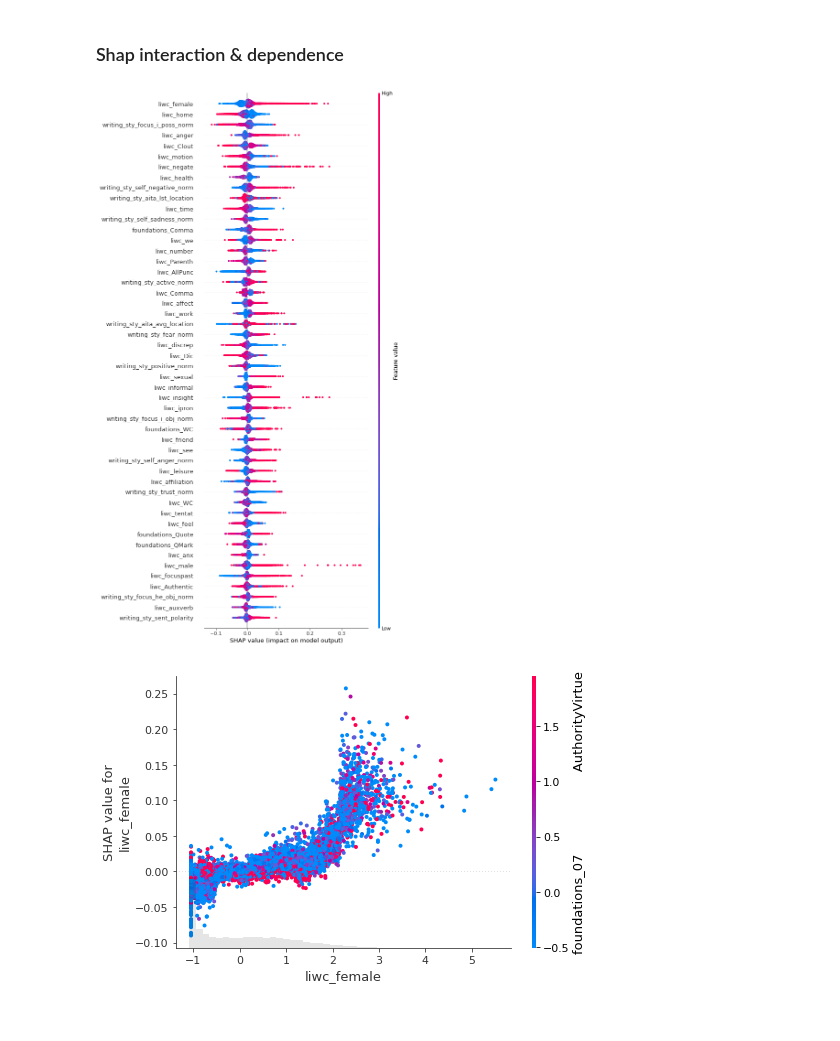
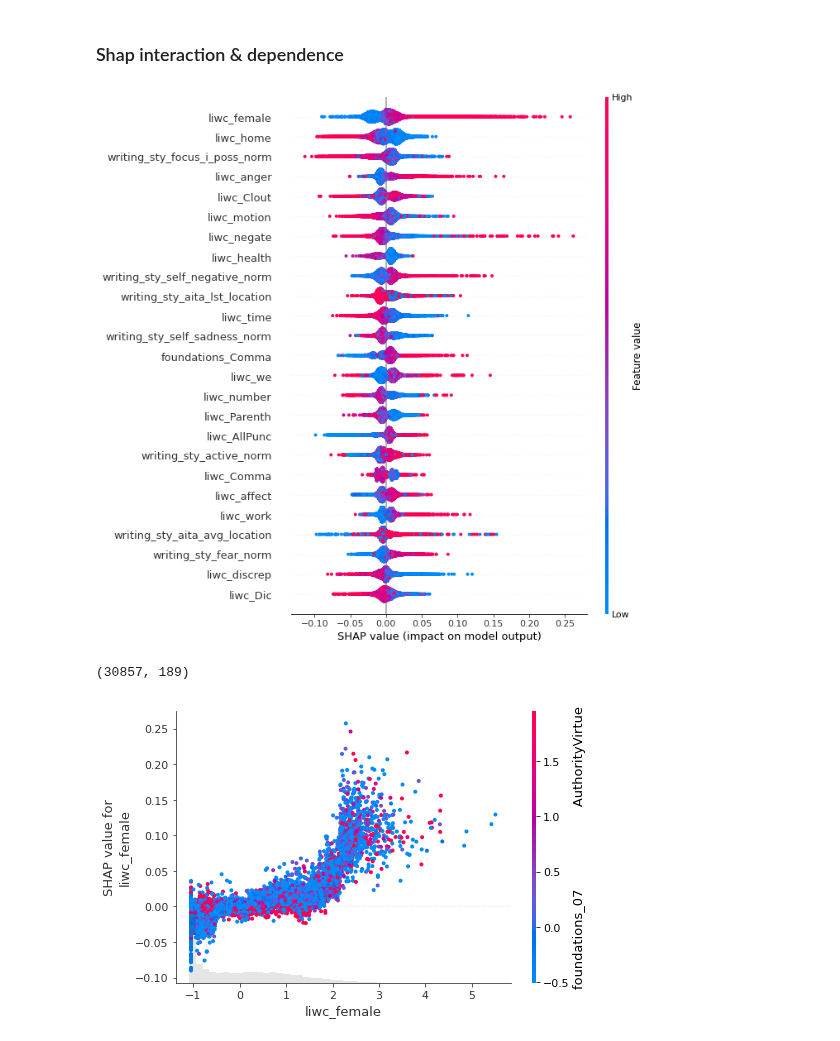
Before and after one commit to Hadjimina/Reddit_Morality_Analysis, a Jupyter notebook: feature_analysis/Jupiter Notebooks/interaction analysis.ipynb, the cells around one changed output. Saved outputs shown, nothing was run; the diff lists cells and outputs as text; code cells hidden in the pictures.

```diff
--- a/feature_analysis/Jupiter Notebooks/interaction analysis.ipynb
+++ b/feature_analysis/Jupiter Notebooks/interaction analysis.ipynb
@@ -482,7 +491,7 @@ regression_params = {
     "topics_separate": False,
     "predict": "ratio",
     "mapping": "opposite", "ratio": 0.5,
-    "wo_metadata": False,#change back to true
+    "wo_metadata": True,
     "new_reactions": False,
     "use_liwc": True,
     "use_mf": True,
@@ -507,9 +516,9 @@ classification_params = {
 }
 
 post_requirements = {  # requirement: key >= value in post
-    "post_num_comments": 10,
-    "post_score": 10,
-    "post_ratio": 0.7,
+    "post_num_comments": 10,#10
+    "post_score": 10,#10
+    "post_ratio": 0.7,#0.7
     }
 
 
@@ -711,12 +709,28 @@ Mean absolute:
 # %%
 
 #explainer = shap.explainers.GPUTree(xgboost, X_train)
 explainer = shap.explainers.Tree(model, X, feature_names=feat_name_lst)
 shap_values = explainer(X)
 
-shap.summary_plot(shap_values, X, feature_names=feat_name_lst, max_display=50)
+shap.summary_plot(shap_values, X, feature_names=feat_name_lst, max_display=25)
+#shap.summary_plot(shap_values, X, plot_type="bar" , feature_names=feat_name_lst, max_display=50)
+#shap.summary_plot(shap_values, X, plot_type="violin", feature_names=feat_name_lst, max_display=50)
 # %% [output]
-[figure, old version]
+[figure, new version]
+# %%
+vals = np.abs(shap_values.values).mean(0)
+
+feature_importance = pd.DataFrame(list(zip(feat_name_lst, vals)),
+                                 columns=['col_name','feature_importance_vals'])
+feature_importance.sort_values(by=['feature_importance_vals'],
+                              ascending=False, inplace=True)
+overall = feature_importance[["feature_importance_vals"]].sum()
+top_n = feature_importance[["feature_importance_vals"]].head(10).sum()
+
+top_n/overall
+print(shap_values.shape)
+# %% [output]
+(30857, 189)
 # %%
 # https://shap.readthedocs.io/en/latest/example_notebooks/api_examples/plots/scatter.html
 #shap.plots.scatter(shap_values[:,"liwc_female"], color=shap_values[:,"liwc_male"] )
```
Also changed, not shown: parts of 3 cells of this notebook, 6 other files.
